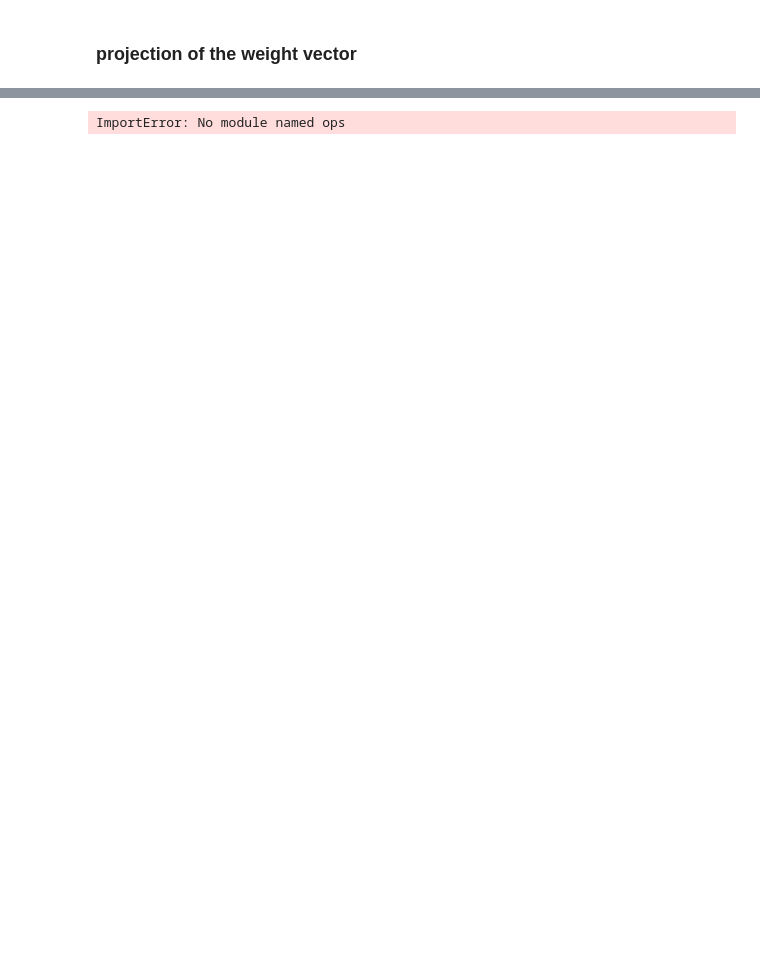
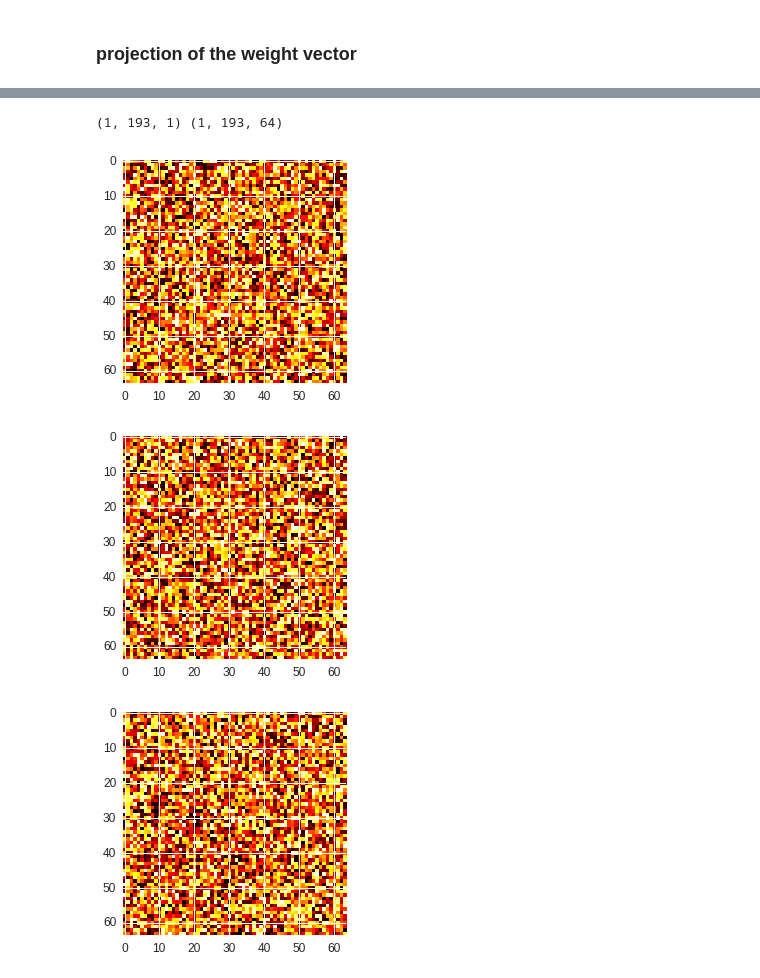
Before and after one commit to yuqirose/TensorRNN, a Jupyter notebook: experiments/plot/plot_nn_weights.ipynb, the cells around one changed output, grey strips where cells are left out. Cells and saved outputs as stored; diff of their text form; code cells hidden in the pictures; blank space fills up the shorter version.

Commit message:
Updated tensor weights visualization

```diff
--- a/experiments/plot/plot_nn_weights.ipynb
+++ b/experiments/plot/plot_nn_weights.ipynb
@@ -2,9 +2,8 @@
 ### actual prediction sequence
 # %%
 import numpy as np
-start_time ="05-04-17-00-11-12" #"05-03-17-19-06-14"#"05-02-17-13-55-40"
+start_time ="05-08-17-18-57-49" #"05-03-17-19-06-14"#"05-02-17-13-55-40"
 exps=["logistic"]
-#exps=["logistic","traffic","climate"]
 #models = ["basic_rnn", "basic_lstm", "matrix_rnn", "tensor_rnn", "tensor_rnn_einsum"]
 models=["basic_lstm","tensor_rnn_einsum"]
 
@@ -160,10 +157,11 @@ def mm(x):
 
 idxs = np.random.choice(range(data_mat.shape[0]), N)
 print(idxs)
+T=50
 for i in idxs:
     print("xyz0:",data_mat[i,0])
-    ax.plot(data_mat[i,:,0], data_mat[i,:,1], data_mat[i,:,2], 'b')
-    ax.scatter(data_mat[i,:,0], data_mat[i,:,1], data_mat[i,:,2], c='r', s=50)
+    ax.plot(data_mat[i,:T,0], data_mat[i,:T,1], data_mat[i,:T,2], 'b')
+    ax.scatter(data_mat[i,:T,0], data_mat[i,:T,1], data_mat[i,:T,2], c='r', s=50)
 
 ax.set_xlabel("X")
 ax.set_ylabel("Y")
@@ -231,18 +176,61 @@ ValueError: Variable weights_x already exists, disallowed. Did you mean to set r
 import tensorflow as tf
 from tensorflow.python.framework import ops
 sess = tf.Session()
-file_path = "/tmp/tensorRNN/log/climate/05-02-17-13-55-40/tensor_rnn_einsum/"
+file_path = "/tmp/tensorRNN/log/logistic/05-08-17-18-57-49/tensor_rnn_einsum/"
 
-meta_file = "model.ckpt-0.meta"
-model_file = "model.ckpt-0"
+meta_file = "model.ckpt-12704.meta"
+model_file = "model.ckpt-12704"
 new_saver = tf.train.import_meta_graph(file_path+meta_file)
 #print( tf.train.latest_checkpoint('./'))
 what=new_saver.restore(sess, file_path+model_file)
 #print(what)
 all_vars = tf.get_collection(ops.GraphKeys.GLOBAL_VARIABLES)
 print(all_vars)
+
+w_h1_name = "Model/tensor_rnn/multi_rnn_cell/cell_0/tensor_rnn_cell/tensor_network_tt/weights_h:0"
+w_h2_name = "Model/tensor_rnn/multi_rnn_cell/cell_1/tensor_rnn_cell/tensor_network_tt/weights_h:0"
 for v in all_vars:
-    v_ = sess.run(v)
-    print(v_)
+    if v.name==w_h1_name:
+        w_h1 = sess.run(v)
+    if v.name==w_h2_name:
+        w_h2 = sess.run(v)
+    #     print(v_)
-# %% [output]
-ImportError: No module named ops
+# %%
+# visualization the transition weights (auto-correlation)
+import numpy as np
+state_size = output_size = 64
+num_lags = 3
+num_orders = 2
+rank_vals = [1]
+
+total_state_size = (state_size * num_lags + 1 )
+print("total_state_size:", total_state_size)
+mat_dims = np.ones((num_orders,)) * total_state_size
+mat_ranks = np.concatenate(([1], rank_vals, [output_size]))
+mat_dims = np.ones((num_orders,)) * total_state_size
+
+mat_ps = np.cumsum(np.concatenate(([0], mat_ranks[:-1] * mat_dims * mat_ranks[1:])),dtype=np.int32)
+mat_size = mat_ps[-1]
+Ws = []
+
+for i in range(0, num_orders ):
+    mat_core = w_h1[mat_ps[i]: mat_ps[i + 1]]
+    mat_core = np.reshape(mat_core, [mat_ranks[i], total_state_size, mat_ranks[i + 1]])
+    Ws.append(mat_core)
+print(len(Ws)) # a series of tensor-train components
+# %%
+%matplotlib inline
+print Ws[0].shape, Ws[1].shape
+
+W0 = Ws[1]
+W0_t = W0[:,0:192,:]
+b0 = W0[:,-1,:]
+W0_t = np.reshape(W0_t,[num_lags,state_size, np.shape(W0)[-1]])
+for l in range(num_lags):
+    plt.imshow(W0_t[l,:,:], cmap='hot', interpolation='nearest')
+    plt.show()
+# %% [output]
+(1, 193, 1) (1, 193, 64)
+[figure, added]
+[figure, added]
+[figure, added]
```
Also changed, not shown: parts of 10 cells of this notebook, 1 other file.
